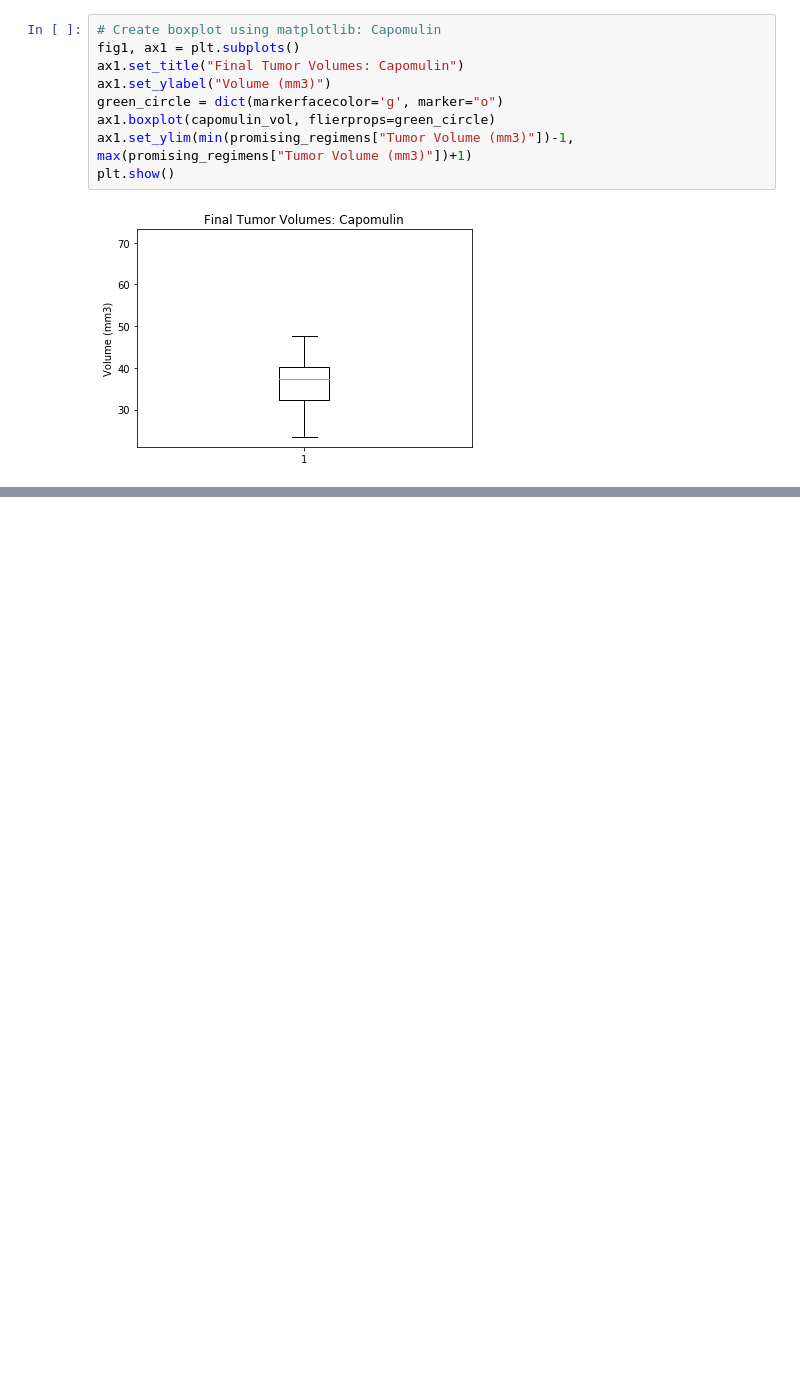
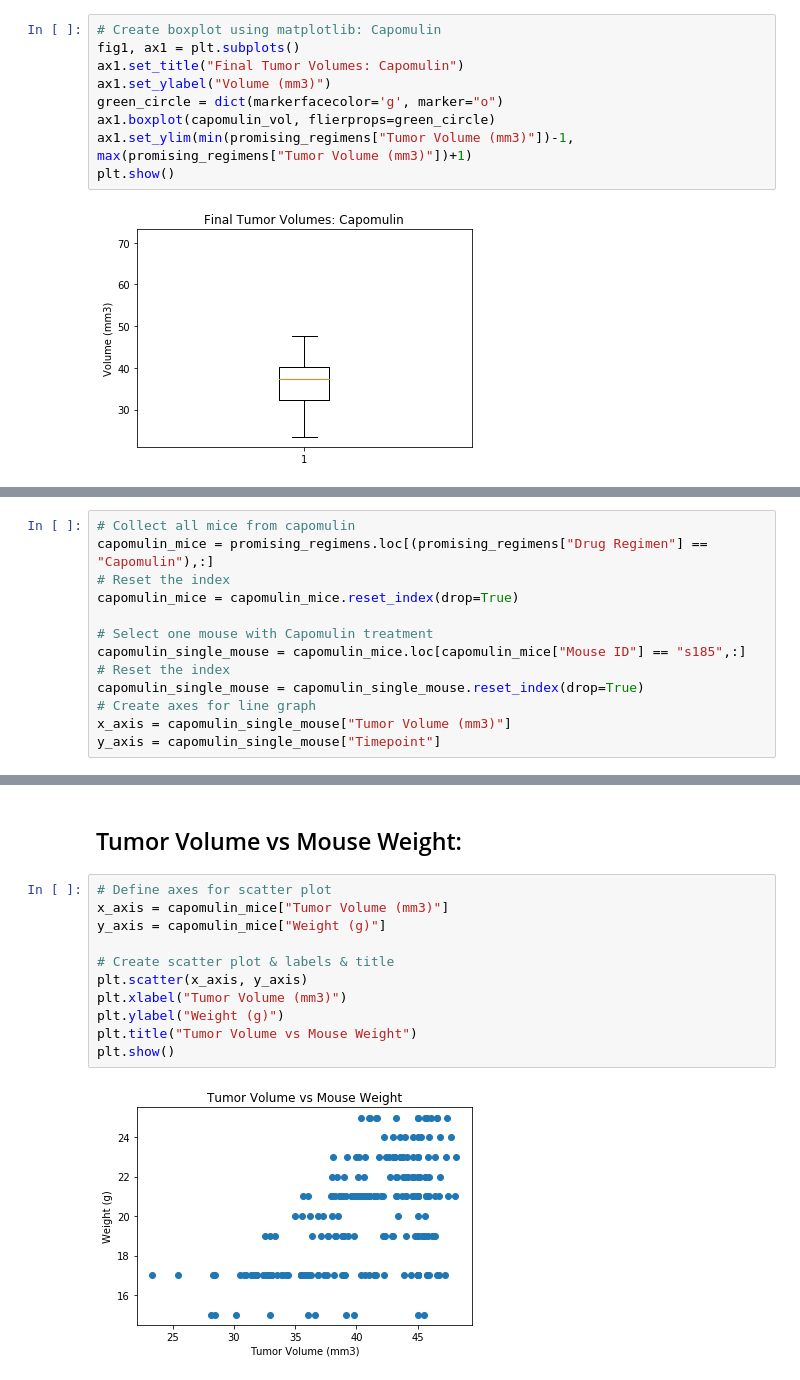
Before and after one commit to juliabrunett/matplotlib-challenge, a Jupyter notebook: Pymaceuticals/pymaceuticals.ipynb, the cells around one changed output, grey strips where cells are left out. Saved outputs shown, nothing was run; the diff lists cells and outputs as text; blank space fills up the shorter version.

Commit message:
Added code for scatter plot

```diff
--- a/Pymaceuticals/pymaceuticals.ipynb
+++ b/Pymaceuticals/pymaceuticals.ipynb
@@ -624,0 +583,13 @@ plt.show()
+# %%
+# Collect all mice from capomulin
+capomulin_mice = promising_regimens.loc[(promising_regimens["Drug Regimen"] == "Capomulin"),:]
+# Reset the index
+capomulin_mice = capomulin_mice.reset_index(drop=True)
+
+# Select one mouse with Capomulin treatment
+capomulin_single_mouse = capomulin_mice.loc[capomulin_mice["Mouse ID"] == "s185",:]
+# Reset the index
+capomulin_single_mouse = capomulin_single_mouse.reset_index(drop=True)
+# Create axes for line graph
+x_axis = capomulin_single_mouse["Tumor Volume (mm3)"]
+y_axis = capomulin_single_mouse["Timepoint"]
@@ -624,0 +606,15 @@ plt.show()
+# %% [markdown]
+## Tumor Volume vs Mouse Weight:
+# %%
+# Define axes for scatter plot
+x_axis = capomulin_mice["Tumor Volume (mm3)"]
+y_axis = capomulin_mice["Weight (g)"]
+
+# Create scatter plot & labels & title
+plt.scatter(x_axis, y_axis)
+plt.xlabel("Tumor Volume (mm3)")
+plt.ylabel("Weight (g)")
+plt.title("Tumor Volume vs Mouse Weight")
+plt.show()
+# %% [output]
+[figure, added]
```
Also changed, not shown: parts of 43 cells of this notebook.
